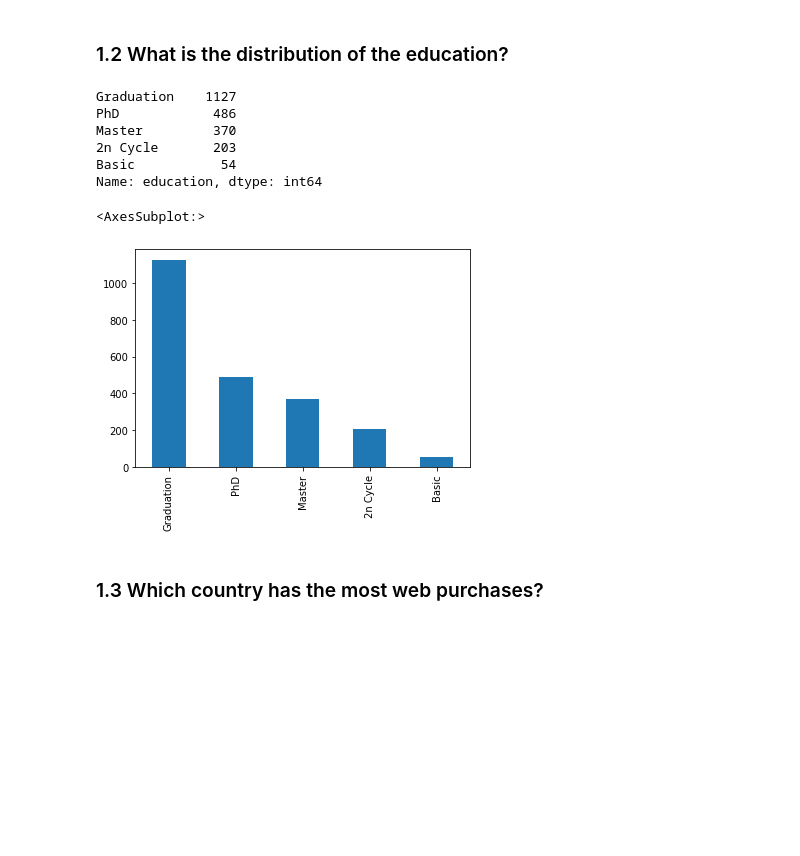
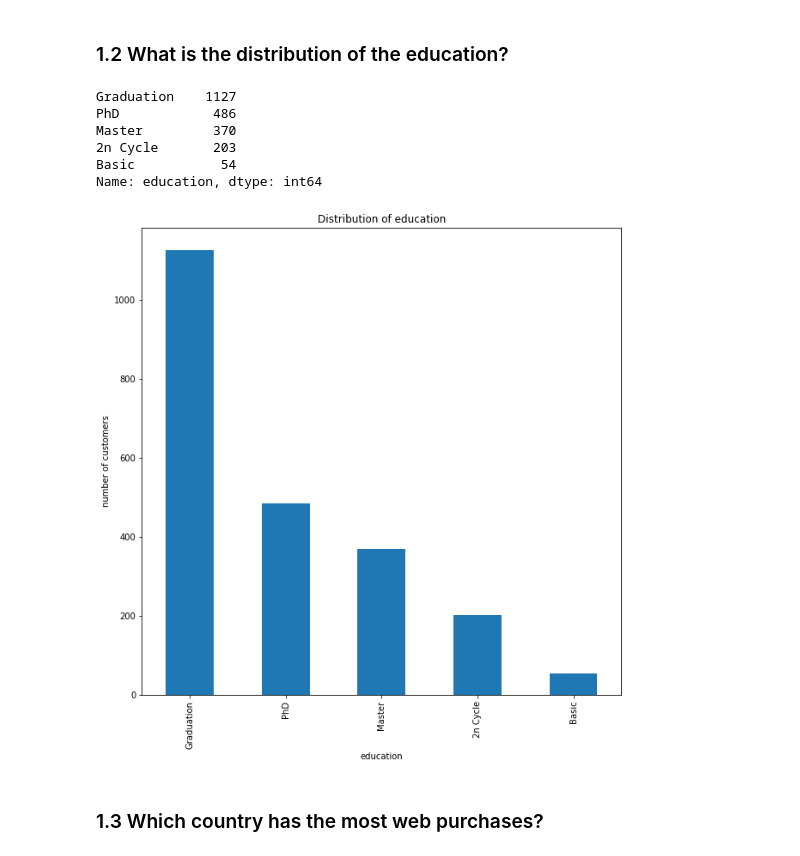
Before and after one commit to rrancerr/jku-data-mining-ws-21, a Jupyter notebook: assignment-02/assignment-02.ipynb, the cells around one changed output. Cells and saved outputs as stored; diff of their text form; code cells hidden in the pictures; blank space fills up the shorter version.

Commit message:
Assignment 2 exports and finalization

```diff
--- a/assignment-02/assignment-02.ipynb
+++ b/assignment-02/assignment-02.ipynb
@@ -50,16 +63,20 @@ unique_marital_status = df.marital_status.unique()
 # %%
 edu_distr = df.education.value_counts()
 print(edu_distr)
-edu_distr.plot(kind='bar')
+edu_distr.plot(kind='bar', figsize=(10, 10))
+plt.title('Distribution of education')
+plt.suptitle('')
+plt.ylabel('number of customers')
+plt.xlabel('education')
+plt.savefig('exports/1_2.pdf')
 # %% [output]
 Graduation    1127
 PhD            486
 Master         370
 2n Cycle       203
 Basic           54
 Name: education, dtype: int64
-<AxesSubplot:>
-[figure, old version]
+[figure, new version]
 # %% [markdown]
 ### 1.3 Which country has the most web purchases?
 # %%
```
Also changed, not shown: parts of 6 cells of this notebook, 11 other files.
